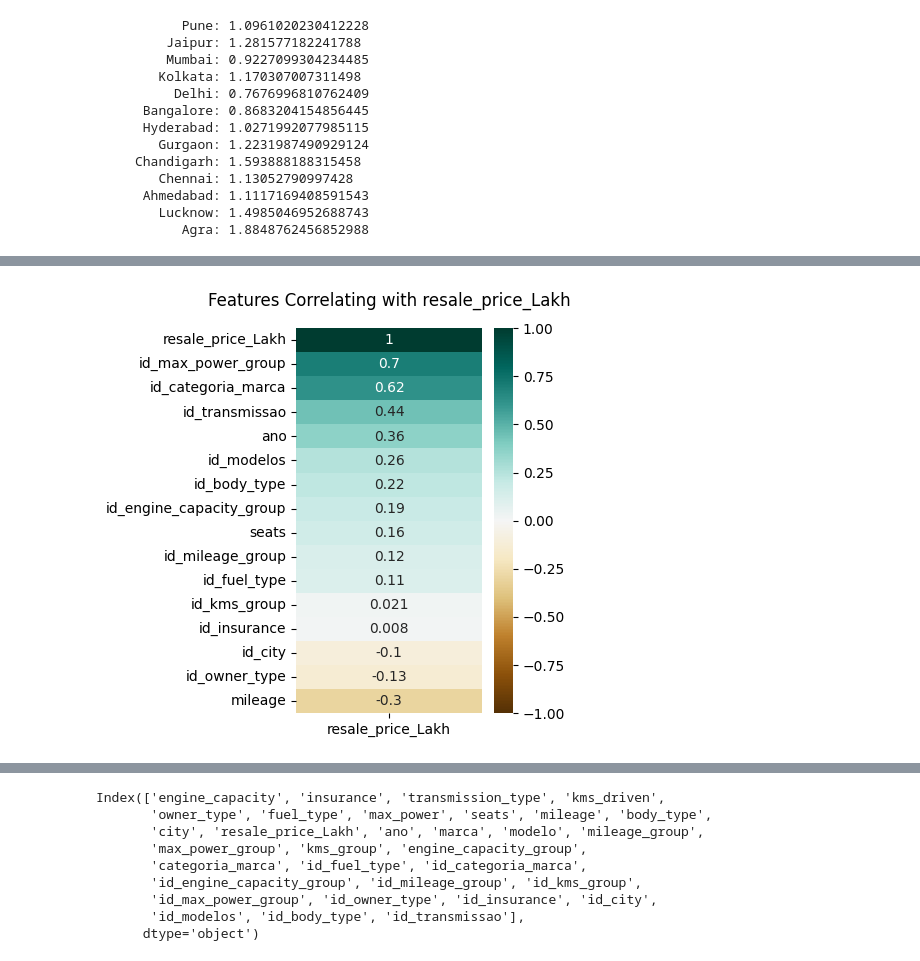
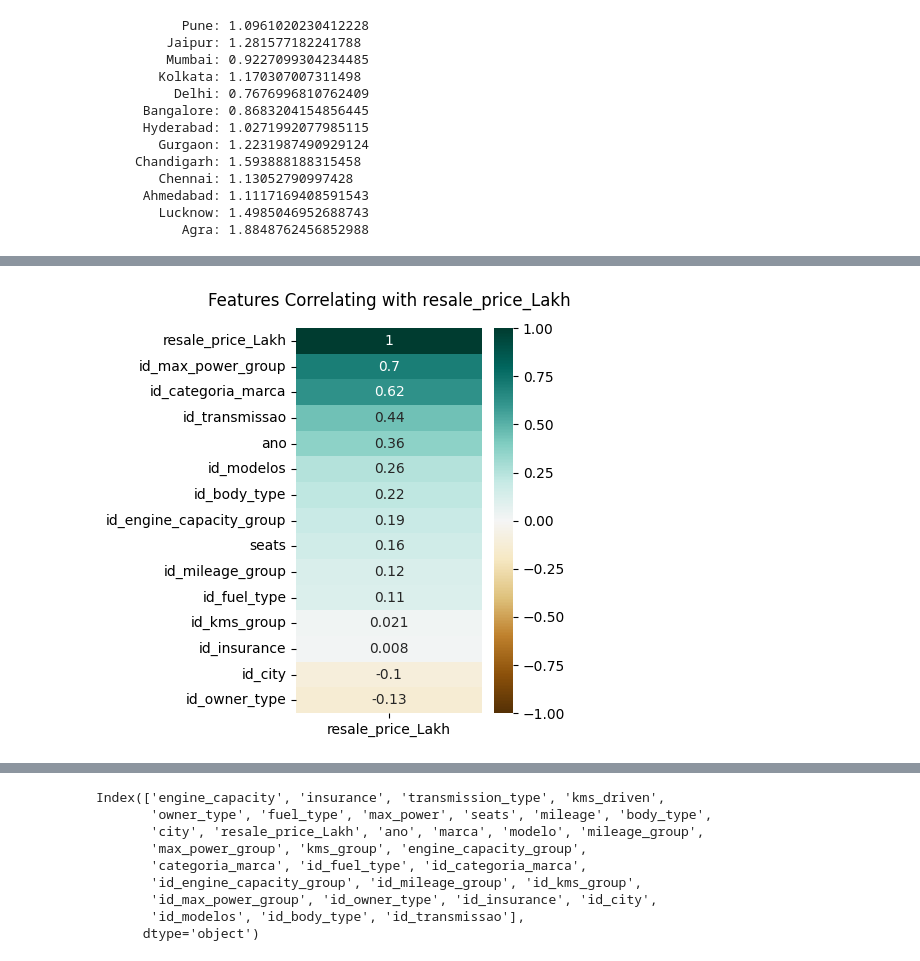
Before and after one commit to ruicoelhor22/AASE, a Jupyter notebook: Cenario2 gruposMileage.ipynb, the cells around one changed output, grey strips where cells are left out. Cells and saved outputs as stored; diff of their text form; code cells hidden in the pictures.

```diff
--- a/Cenario2 gruposMileage.ipynb
+++ b/Cenario2 gruposMileage.ipynb
@@ -861,19 +861,19 @@ df.to_csv('dados_completos.csv', index=False)
 # %%
 #correlation
 
 # Select columns
-columns_of_interest = ['id_mileage_group','id_transmissao', 'id_body_type','id_modelos','id_categoria_marca', 'mileage','ano','id_city','id_insurance','seats','id_engine_capacity_group','id_fuel_type','id_kms_group','id_max_power_group','id_owner_type','resale_price_Lakh']
+columns_of_interest = ['id_mileage_group','id_transmissao', 'id_body_type','id_modelos','id_categoria_marca', 'ano','id_city','id_insurance','seats','id_engine_capacity_group','id_fuel_type','id_kms_group','id_max_power_group','id_owner_type','resale_price_Lakh']
 subset_df = df[columns_of_interest]
 
 plt.figure(figsize=(3, 5))
 
 # Creat heatmap
 heatmap = sns.heatmap(subset_df.corr()[['resale_price_Lakh']].sort_values(by='resale_price_Lakh', ascending=False), vmin=-1, vmax=1, annot=True, cmap='BrBG')
 heatmap.set_title('Features Correlating with resale_price_Lakh', fontdict={'fontsize': 12}, pad=16)
 
 plt.show()
 # %% [output]
-[figure, old version]
+[figure, new version]
 # %%
 # Change formats
 
```
Also changed, not shown: 10 other files.
